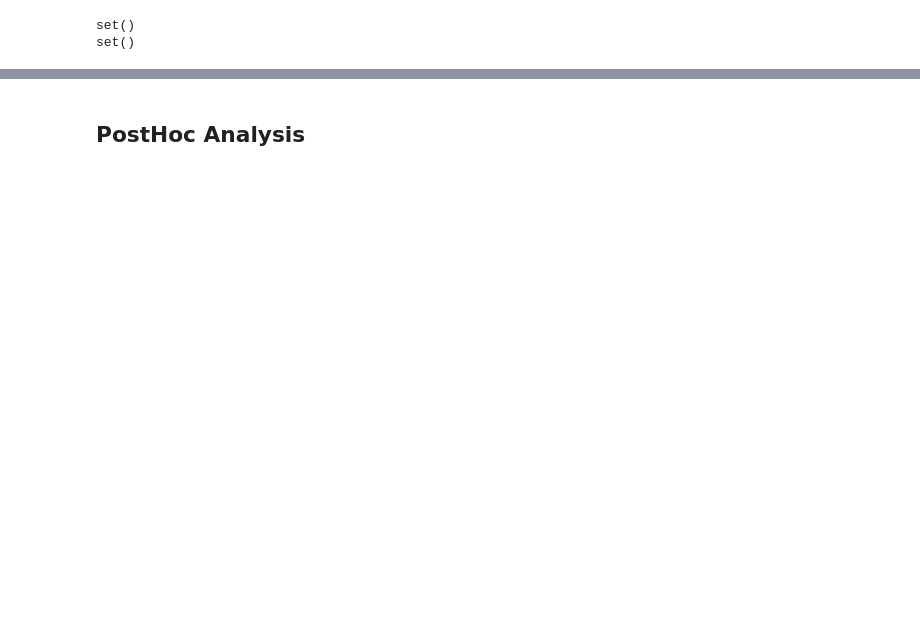
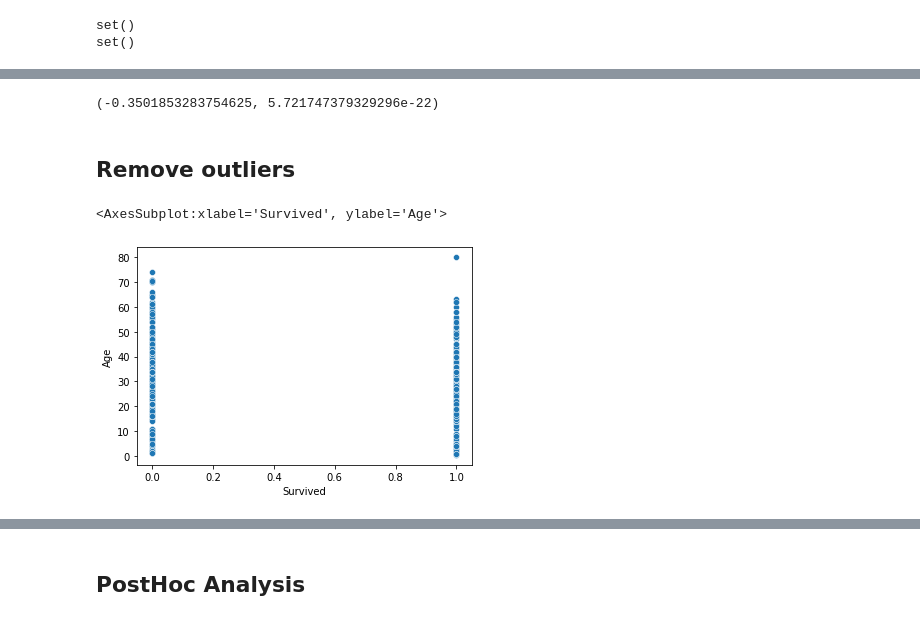
Before and after one commit to Ilshat-Akhmetov/Titanic_Kaggle_Competition, a Jupyter notebook: Titanic.ipynb, the cells around one changed output, grey strips where cells are left out. Drawn from its saved outputs; the diff is of its cells as text; code cells hidden in the pictures; blank space fills up the shorter version.

```diff
--- a/Titanic.ipynb
+++ b/Titanic.ipynb
@@ -259,6 +177,3 @@ def encoding_columns(df):
-# %%
-main_df = encoding_columns(main_df)
-test_df = encoding_columns(test_df)
 # %%
 main_df_columns = set(main_df.columns)
 test_df_columns = set(test_df.columns)
@@ -272,6 +187,7 @@ set()
 # %%
 def custom_train_test_split(data, target_data):
-    train_data, valid_data, train_value, valid_value  = train_test_split(data, target_data, test_size = 0.2, random_state = rand_state, shuffle = True)
+    train_data, valid_data, train_value, valid_value  = train_test_split(data, target_data, test_size = 0.2,
+                                                                         random_state = rand_state, shuffle = True, stratify = target_data)
     return train_data, valid_data, train_value, valid_value
 # %%
 train_data, valid_data, train_value, valid_value  = custom_train_test_split(main_df, Survived)
@@ -277,0 +259,13 @@ train_data, valid_data, train_value, valid_value  = custom_train_test_split(main
+# %%
+def encoding_columns(df):
+#     LE = LabelEncoder()
+#     for feature in df.select_dtypes(include = ['object']):
+#         df[feature] = LE.fit_transform(df[feature])
+    df['Sex'] = df['Sex'].apply(lambda x: 1 if x=='male' else 0)
+    df['Sex'] = df['Sex'].astype('int32')
+    df = pd.get_dummies(df)
+    return df
+
+train_data = encoding_columns(train_data)
+valid_data = encoding_columns(valid_data)
+test_df = encoding_columns(test_df)
@@ -277,0 +283,11 @@ train_data, valid_data, train_value, valid_value  = custom_train_test_split(main
+# %%
+sps.pearsonr(train_data['Pclass'],train_data['Age'])
+# %% [output]
+(-0.3501853283754625, 5.721747379329296e-22)
+# %% [markdown]
+## Remove outliers
+# %%
+sns.scatterplot(train_value, train_data['Age'])
+# %% [output]
+<AxesSubplot:xlabel='Survived', ylabel='Age'>
+[figure, added]
```
Also changed, not shown: parts of 89 cells of this notebook.
